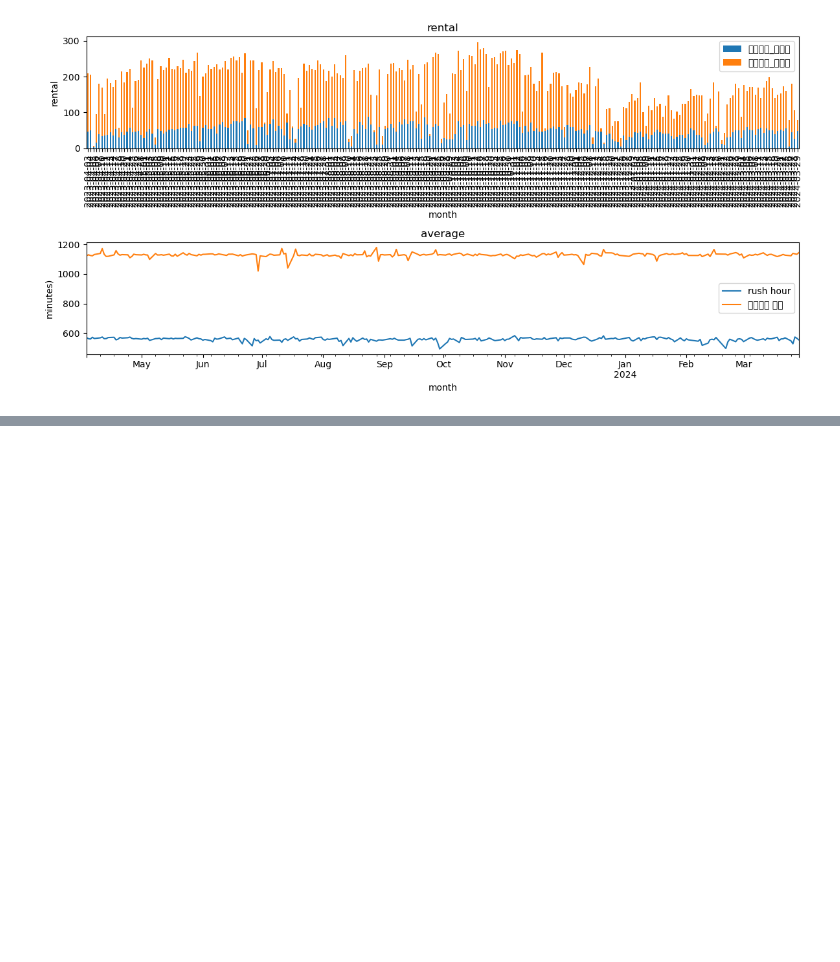
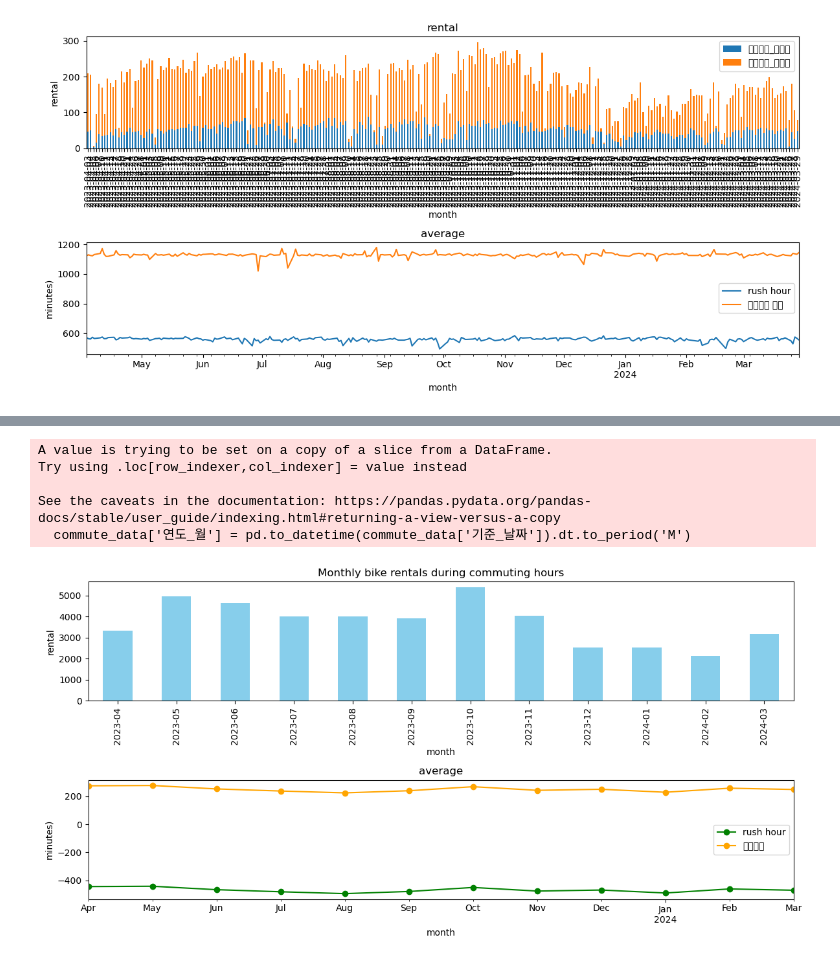
Before and after one commit to minseokpark6/SemiProject_Group3, a Jupyter notebook: Code/kimyulhee/월별출퇴근시간평균.ipynb, the cells around one changed output, grey strips where cells are left out. Cells and saved outputs as stored; diff of their text form; code cells hidden in the pictures; blank space fills up the shorter version.

```diff
--- a/Code/kimyulhee/월별출퇴근시간평균.ipynb
+++ b/Code/kimyulhee/월별출퇴근시간평균.ipynb
@@ -594,0 +646,58 @@ See the caveats in the documentation: https://pandas.pydata.org/pandas-docs/stab
+# %%
+import pandas as pd
+import matplotlib.pyplot as plt
+
+
+# CSV 파일을 읽기
+df = pd.read_csv('강서_따릉이0102.csv')
+
+# 출퇴근 시간대를 분 단위로 정의 (예: 출근 시간은 420분부터 540분까지, 퇴근 시간은 1080분부터 1200분까지)
+commute_minutes = [420, 480, 540, 600, 1020, 1080, 1140, 1200, 1260]
+
+# 데이터프레임에 대여 시간대 컬럼 추가 (분 단위로 저장된다고 가정)
+df['대여_시간'] = df['기준_시간대']
+
+# 출퇴근 시간대에 해당하는 데이터만 필터링
+commute_data = df[df['대여_시간'].isin(commute_minutes)]
+
+# 기준_날짜 열에서 연도와 월 정보 추출
+commute_data['연도_월'] = pd.to_datetime(commute_data['기준_날짜']).dt.to_period('M')
+
+# 월별 출근시간에 대여된 자전거 수 구하기
+monthly_commute_data = commute_data.groupby('연도_월')['전체_건수'].sum()
+
+# 출근시간 및 퇴근시간의 평균 구하기
+avg_commute_time = commute_data.groupby('연도_월')['대여_시간'].mean()
+
+# 출근시간과 퇴근시간 나누기
+avg_commute_time = avg_commute_time.apply(lambda x: x if x < 720 else x-1440)
+avg_leave_time = avg_commute_time.apply(lambda x: x + 720 if x < 0 else x)
+
+# 그래프 그리기
+plt.figure(figsize=(12, 6))
+
+# 월별 출퇴근시간에 대여된 자전거 수 그래프
+plt.subplot(2, 1, 1)
+monthly_commute_data.plot(kind='bar', color='skyblue', ax=plt.gca())
+plt.title('Monthly bike rentals during commuting hours')
+plt.xlabel('month')
+plt.ylabel('rental')
+
+# 출근시간 및 퇴근시간의 평균 그래프
+plt.subplot(2, 1, 2)
+avg_commute_time.plot(kind='line', color='green', marker='o', linestyle='-', label='rush hour', ax=plt.gca())
+avg_leave_time.plot(kind='line', color='orange', marker='o', linestyle='-', label='퇴근시간', ax=plt.gca())
+plt.title('average')
+plt.xlabel('month')
+plt.ylabel('minutes)')
+plt.legend()
+
+plt.tight_layout()
+plt.show()
+# %% [output]
+A value is trying to be set on a copy of a slice from a DataFrame.
+Try using .loc[row_indexer,col_indexer] = value instead
+
+See the caveats in the documentation: https://pandas.pydata.org/pandas-docs/stable/user_guide/indexing.html#returning-a-view-versus-a-copy
+  commute_data['연도_월'] = pd.to_datetime(commute_data['기준_날짜']).dt.to_period('M')
+[figure, added]
```
Also changed, not shown: parts of 1 cell of this notebook.
